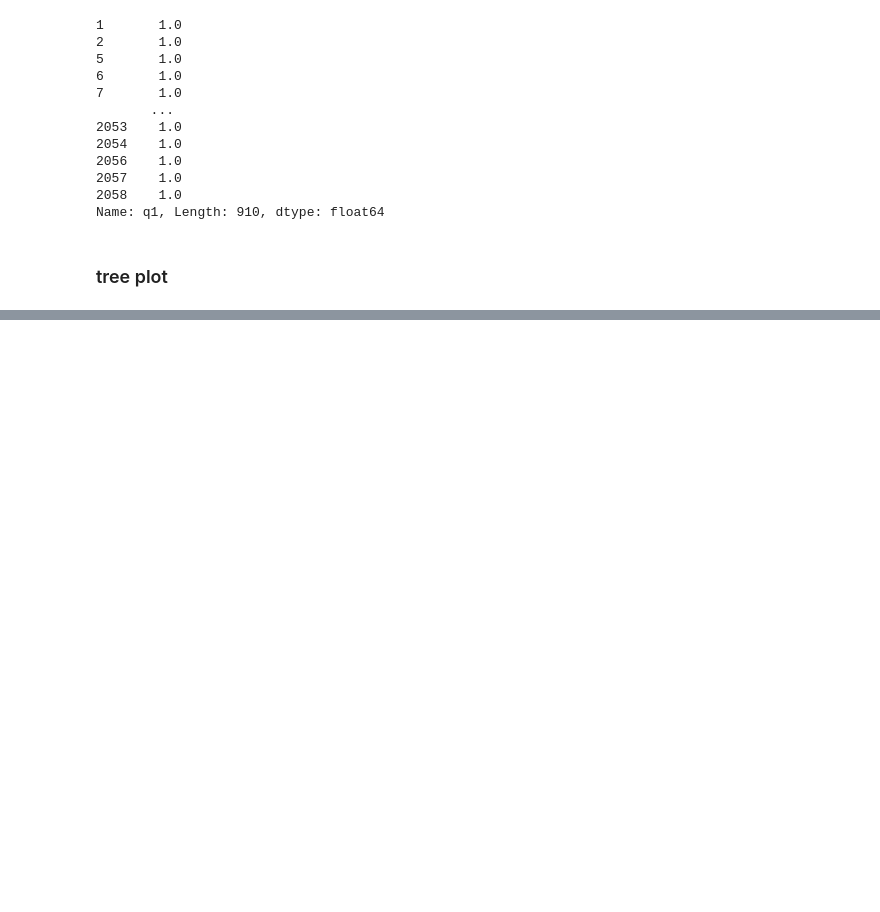
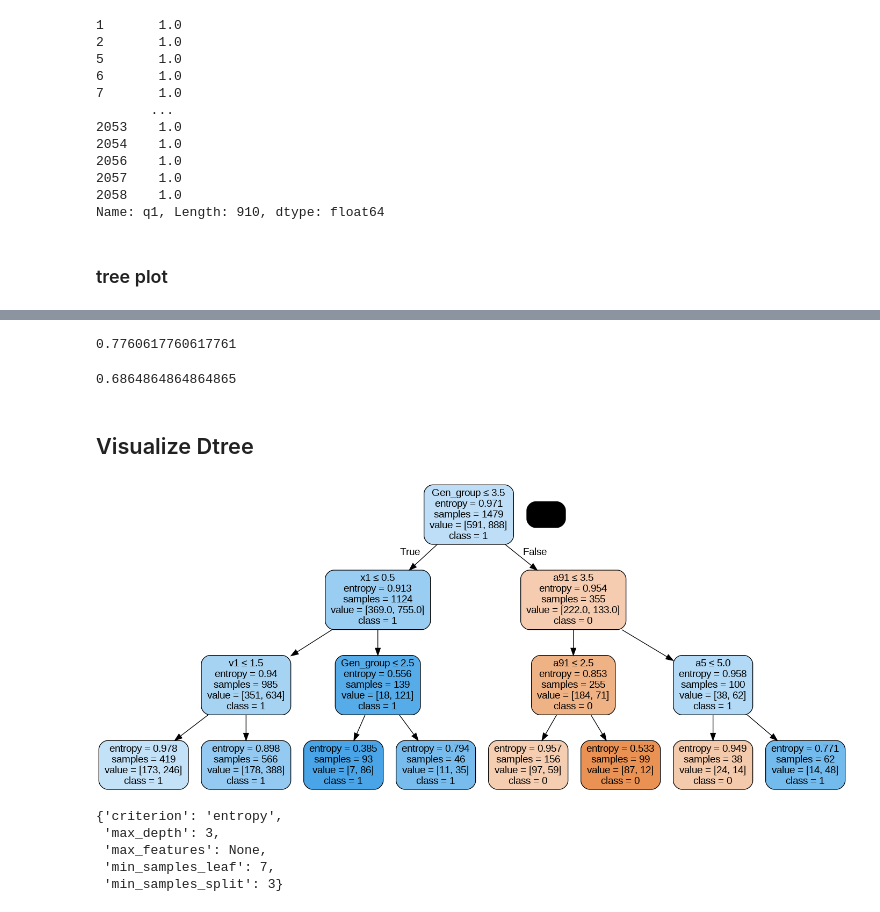
Before and after one commit to Thanatipz/BSC_DPDM23, a Jupyter notebook: Classification_proj_DPDM.ipynb, the cells around one changed output, grey strips where cells are left out. Saved outputs shown, nothing was run; the diff lists cells and outputs as text; code cells hidden in the pictures; blank space fills up the shorter version.

```diff
--- a/Classification_proj_DPDM.ipynb
+++ b/Classification_proj_DPDM.ipynb
@@ -1211,12 +502,0 @@ Naive Bayes2 accuracy score: 0.545647177790035
-# %%
-model_nb2 = GaussianNB(var_smoothing = 1e-09)
-model_nb2.fit(X_train,y_train)
-y_pred = model_nb2.predict(X_test)
-
-from sklearn.metrics import recall_score
-recall = recall_score(y_test, y_pred)
-accuracy = accuracy_score(y_test, y_pred)
-# Print f1 score
-print("Recall score: ", recall)
-# Print the accuracy score
-print("Accuracy score: ", accuracy)
@@ -1281,0 +641,10 @@ from mlxtend.frequent_patterns import association_rules
+# %%
+dt_f1
+# %% [output]
+0.7760617760617761
+# %%
+dt_accuracy
+# %% [output]
+0.6864864864864865
+# %% [markdown]
+## Visualize Dtree
@@ -1281,0 +655,24 @@ from mlxtend.frequent_patterns import association_rules
+# %%
+from sklearn.tree import export_graphviz
+from six import StringIO
+from IPython.display import Image
+import pydotplus
+
+dot_data = StringIO()
+export_graphviz(Dtree_grid_best,  out_file=dot_data,
+                filled=True, rounded=True,
+                special_characters=True,feature_names = classi_column[:-1],class_names=['0','1'])
+graph = pydotplus.graph_from_dot_data(dot_data.getvalue())
+# graph.write_png('diabetes.png')
+Image(graph.create_png())
+# %% [output]
+[figure, added]
+# %%
+best_param = grid_search.best_params_
+best_param
+# %% [output]
+{'criterion': 'entropy',
+ 'max_depth': 3,
+ 'max_features': None,
+ 'min_samples_leaf': 7,
+ 'min_samples_split': 3}
```
Also changed, not shown: parts of 117 cells of this notebook.
